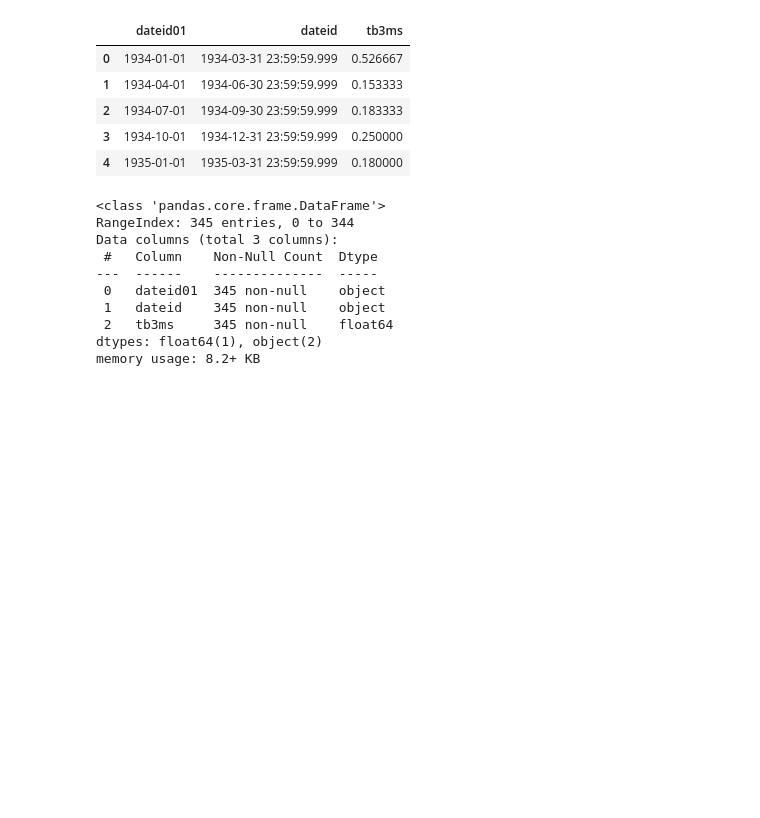
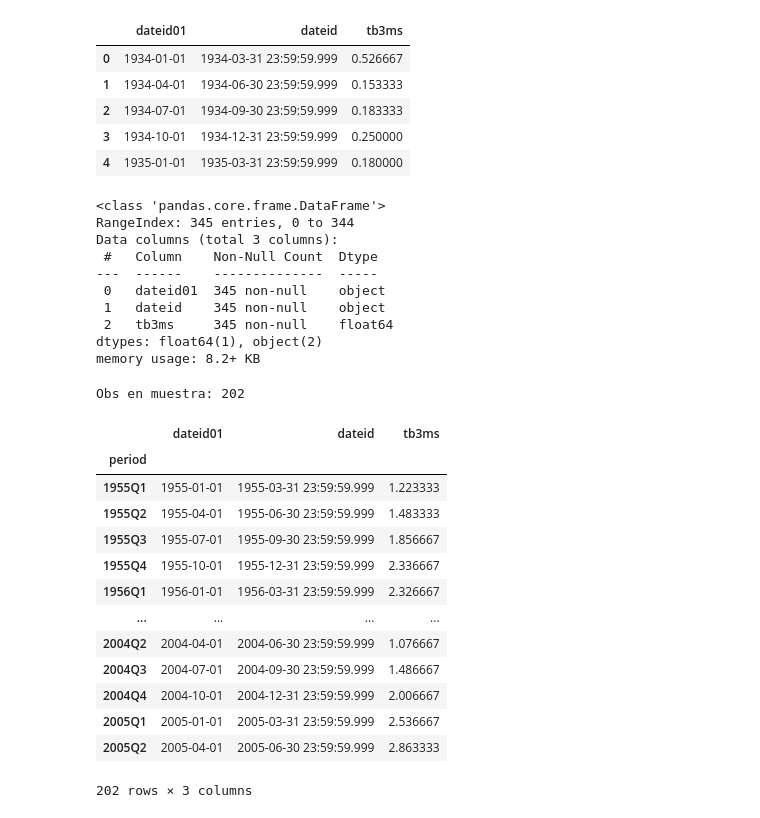
Before and after one commit to DavidGuzzi/MECMT10, a Jupyter notebook: clase_8.ipynb, the cells around one changed output. Drawn from its saved outputs; the diff is of its cells as text; code cells hidden in the pictures; blank space fills up the shorter version.

```diff
--- a/clase_8.ipynb
+++ b/clase_8.ipynb
@@ -2803,3 +2803,30 @@ Data columns (total 3 columns):
  2   tb3ms     345 non-null    float64
 dtypes: float64(1), object(2)
 memory usage: 8.2+ KB
+# %%
+df['dateid'] = pd.to_datetime(df['dateid'])
+df_test = df.copy()
+df_test["period"] = df["dateid"].dt.to_period("Q")
+df_test.set_index("period", inplace=True)
+# %%
+df_sub = df_test.loc["1955Q1":"2005Q2"].copy()
+print("Obs en muestra:", len(df_sub))   # debe salir 202
+# %% [output]
+Obs en muestra: 202
+# %%
+df_sub
+# %% [output]
+|  | dateid01 | dateid | tb3ms |
+| period |  |  |  |
+| 1955Q1 | 1955-01-01 | 1955-03-31 23:59:59.999 | 1.223333 |
+| 1955Q2 | 1955-04-01 | 1955-06-30 23:59:59.999 | 1.483333 |
+| 1955Q3 | 1955-07-01 | 1955-09-30 23:59:59.999 | 1.856667 |
+| 1955Q4 | 1955-10-01 | 1955-12-31 23:59:59.999 | 2.336667 |
+| 1956Q1 | 1956-01-01 | 1956-03-31 23:59:59.999 | 2.326667 |
+| ... | ... | ... | ... |
+| 2004Q2 | 2004-04-01 | 2004-06-30 23:59:59.999 | 1.076667 |
+| 2004Q3 | 2004-07-01 | 2004-09-30 23:59:59.999 | 1.486667 |
+| 2004Q4 | 2004-10-01 | 2004-12-31 23:59:59.999 | 2.006667 |
+| 2005Q1 | 2005-01-01 | 2005-03-31 23:59:59.999 | 2.536667 |
+| 2005Q2 | 2005-04-01 | 2005-06-30 23:59:59.999 | 2.863333 |
+202 rows × 3 columns
```
Also changed, not shown: parts of 3 cells of this notebook.
